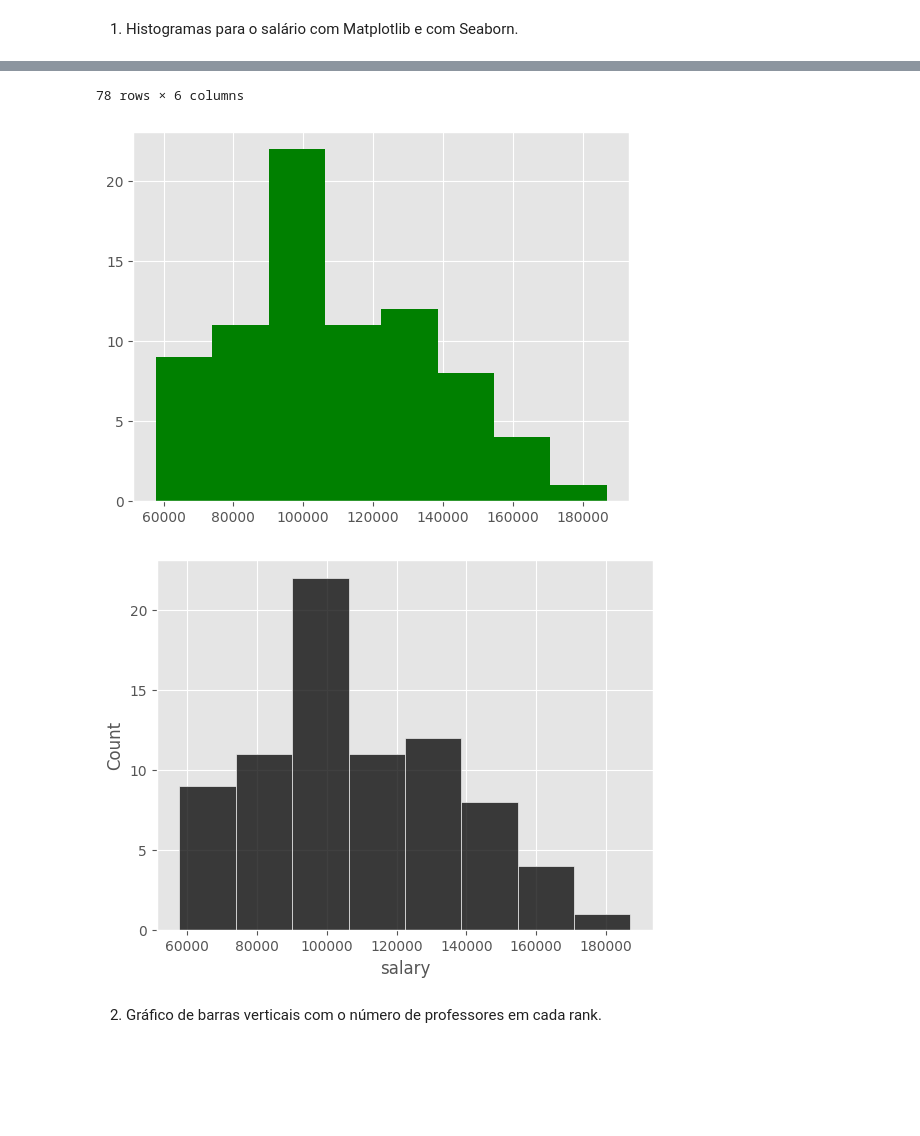
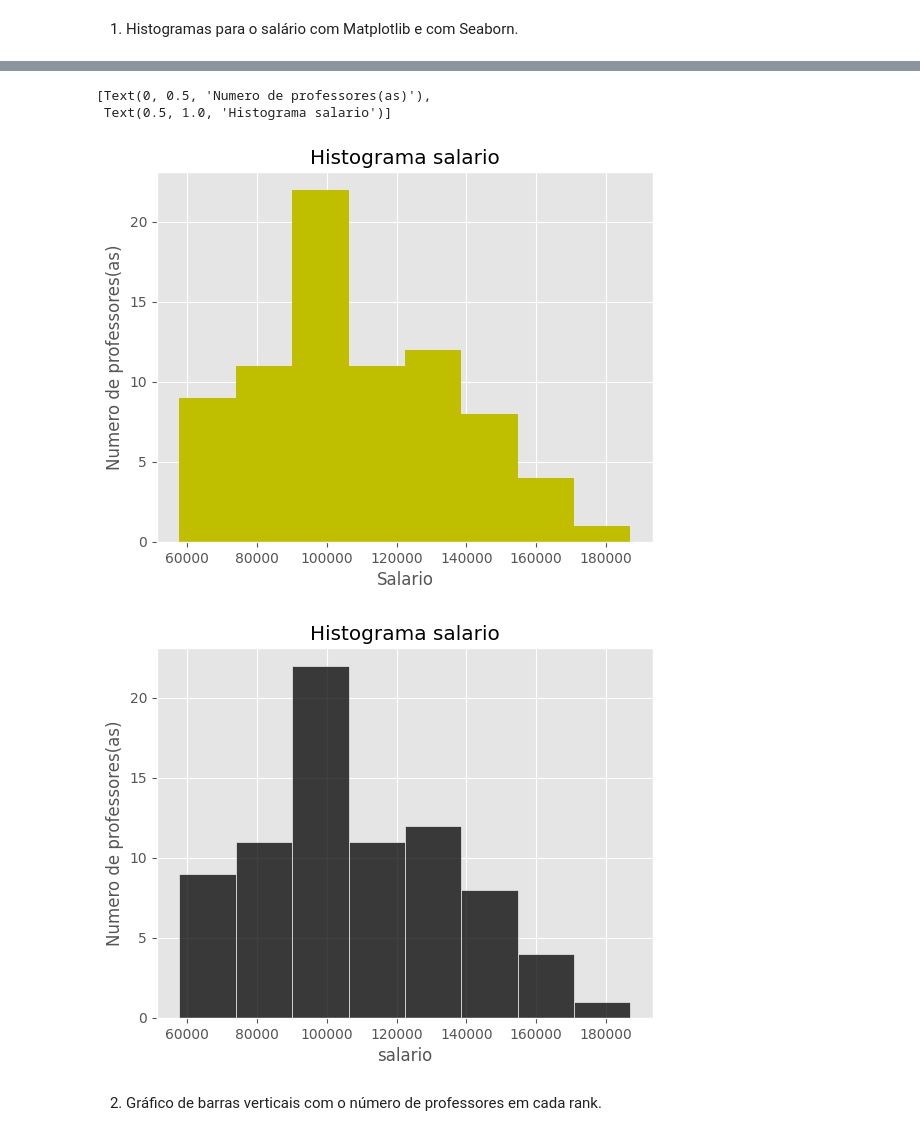
Before and after one commit to Mohaamedl/Poo-Python, a Jupyter notebook: Guiao7/salarios.ipynb, the cells around one changed output, grey strips where cells are left out. Saved outputs shown, nothing was run; the diff lists cells and outputs as text; code cells hidden in the pictures; blank space fills up the shorter version.

```diff
--- a/Guiao7/salarios.ipynb
+++ b/Guiao7/salarios.ipynb
@@ -12,11 +12,15 @@ plt.style.use('ggplot')
 # %% [markdown]
 1. Histogramas para o salário com Matplotlib e com Seaborn.
 # %%
-salaries = pd.read_csv(filename)
-salaries = salaries.astype({'rank':'category','discipline':'category','phd':'int8','sex':'category','salary':'int32'})
-fig, ax1 = plt.subplots(1)
-fig2, ax2 = plt.subplots(1)
-ax1.hist(data=salaries,x='salary',color='g',bins=8)
-fig2 = sns.histplot(data=salaries,x='salary',ax=ax2,color='k',bins=8)
-salaries
+salaries = pd.read_csv(filename,usecols=['rank','discipline','service','sex','salary'],)
+salaries = salaries.astype({'rank':'category','discipline':'category','sex':'category','salary':'int32'},)
+salaries.columns = ['rank','disciplina','serviço','sexo','salario']
+fig, axs = plt.subplots(1)
+fig1, axs1 = plt.subplots(1)
+axs.hist(data=salaries,x='salario',color='y',bins=8)
+axs.set_xlabel('Salario')
+axs.set_title('Histograma salario')
+axs.set_ylabel('Numero de professores(as)')
+fig1 = sns.histplot(data=salaries,x='salario',color='k',ax=axs1,bins=8)
+fig1.set(ylabel='Numero de professores(as)',title='Histograma salario')
 # %% [output]
@@ -35,6 +27,7 @@ salaries
-78 rows × 6 columns
+[Text(0, 0.5, 'Numero de professores(as)'),
+ Text(0.5, 1.0, 'Histograma salario')]
-[figure, old version]
+[figure, new version]
-[figure, old version]
+[figure, new version]
 # %% [markdown]
 2. Gráfico de barras verticais com o número de professores em cada rank.
 # %%
```
Also changed, not shown: parts of 7 cells of this notebook, 52 other files.
